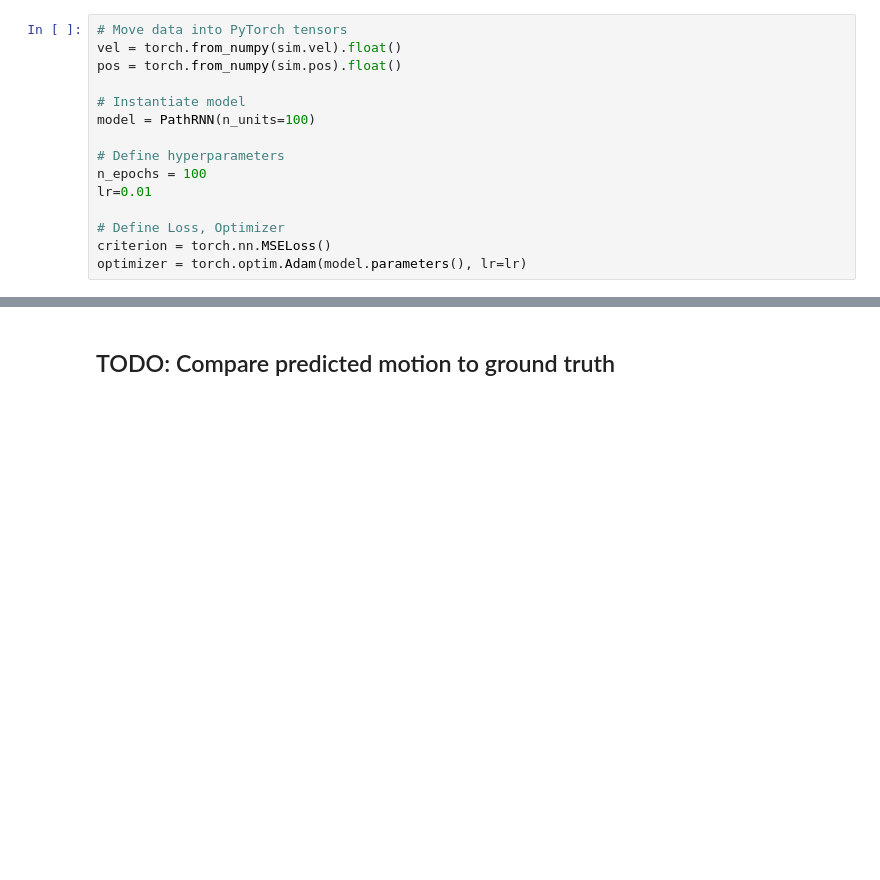
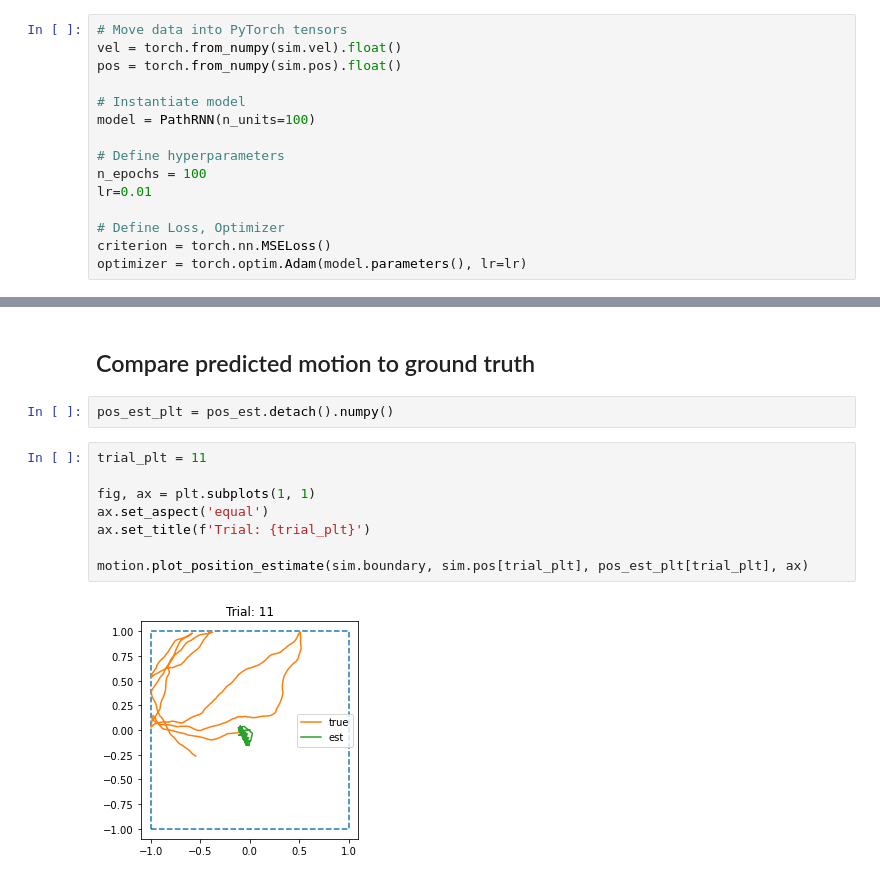
Before and after one commit to conormcgrory/rnn_spatial, a Jupyter notebook: test_path_rnn.ipynb, the cells around one changed output, grey strips where cells are left out. Saved outputs shown, nothing was run; the diff lists cells and outputs as text; blank space fills up the shorter version.

```diff
--- a/test_path_rnn.ipynb
+++ b/test_path_rnn.ipynb
@@ -96,2 +96,14 @@ Epoch: 100/100............. Loss: 0.3385
 # %% [markdown]
-## TODO: Compare predicted motion to ground truth
+## Compare predicted motion to ground truth
+# %%
+pos_est_plt = pos_est.detach().numpy()
+# %%
+trial_plt = 11
+
+fig, ax = plt.subplots(1, 1)
+ax.set_aspect('equal')
+ax.set_title(f'Trial: {trial_plt}')
+
+motion.plot_position_estimate(sim.boundary, sim.pos[trial_plt], pos_est_plt[trial_plt], ax)
+# %% [output]
+[figure, added]
```
Also changed, not shown: parts of 1 cell of this notebook, 2 other files.
